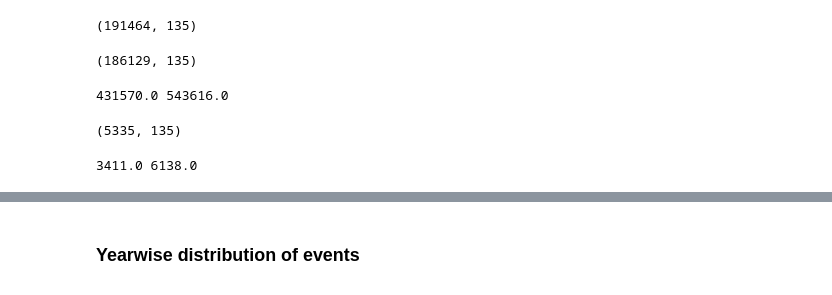
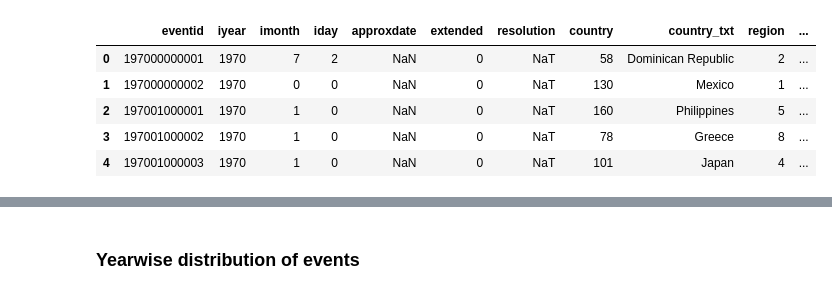
Before and after one commit to poonamarora86/gtd_trends, a Jupyter notebook: GTD.ipynb, the cells around one changed output, grey strips where cells are left out. Drawn from its saved outputs; the diff is of its cells as text; code cells hidden in the pictures.

Commit message:
Bokeh workshop

```diff
--- a/GTD.ipynb
+++ b/GTD.ipynb
@@ -1,15 +21,17 @@
 # %%
 import pandas as pd
 pd.set_option('display.float_format', lambda x: '%.3f' % x)
+pd.set_option('display.max_columns', 500)
 
 import numpy as np
 from math import pi
 
 from bokeh.layouts import gridplot, row, column, widgetbox
-from bokeh.plotting import figure, show, output_file, output_notebook
-from bokeh.models import ColumnDataSource, HoverTool, BasicTicker, ColorBar, ColumnDataSource, LinearColorMapper, PrintfTickFormatter, Slider
-from bokeh.plotting import figure
+from bokeh.plotting import figure, show, output_notebook
+from bokeh.models import ColumnDataSource, HoverTool, BasicTicker, ColorBar, ColumnDataSource, LinearColorMapper, PrintfTickFormatter, Slider, Range1d
+
 from bokeh.transform import dodge, transform, cumsum
 from bokeh.io import export_png, curdoc
-from bokeh.models import Range1d
+
 from bokeh.palettes import Category20c, Inferno256, Category10
+output_notebook()
@@ -23,23 +50,10 @@ from bokeh.palettes import Category20c, Inferno256, Category10
 # %%
 GTD_full = pd.read_pickle("Datasets/GTD_Dataset.pkl")
-GTD_full.shape
+GTD_full.head()
 # %% [output]
-(191464, 135)
+|  | eventid | iyear | imonth | iday | approxdate | extended | resolution | country | country_txt | region | ... |
+| 0 | 197000000001 | 1970 | 7 | 2 | NaN | 0 | NaT | 58 | Dominican Republic | 2 | ... |
+| 1 | 197000000002 | 1970 | 0 | 0 | NaN | 0 | NaT | 130 | Mexico | 1 | ... |
+| 2 | 197001000001 | 1970 | 1 | 0 | NaN | 0 | NaT | 160 | Philippines | 5 | ... |
+| 3 | 197001000002 | 1970 | 1 | 0 | NaN | 0 | NaT | 78 | Greece | 8 | ... |
+| 4 | 197001000003 | 1970 | 1 | 0 | NaN | 0 | NaT | 101 | Japan | 4 | ... |
-# %%
-GTD = GTD_full[GTD_full.country_txt != 'United Kingdom']
-GTD.shape
-# %% [output]
-(186129, 135)
-# %%
-print(GTD.nkill.sum(),GTD.nwound.sum())
-# %% [output]
-431570.0 543616.0
-# %%
-UK = GTD_full[GTD_full.country_txt == 'United Kingdom']
-UK.shape
-# %% [output]
-(5335, 135)
-# %%
-print(UK.nkill.sum(),UK.nwound.sum())
-# %% [output]
-3411.0 6138.0
```
Also changed, not shown: parts of 32 cells of this notebook, 1 other file.
